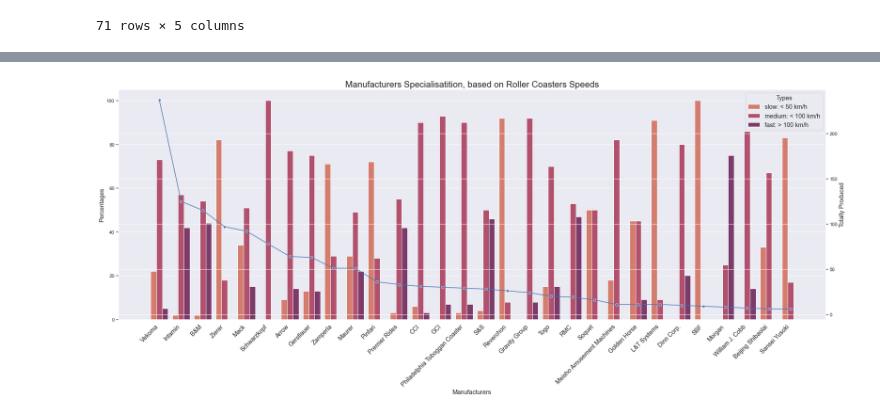
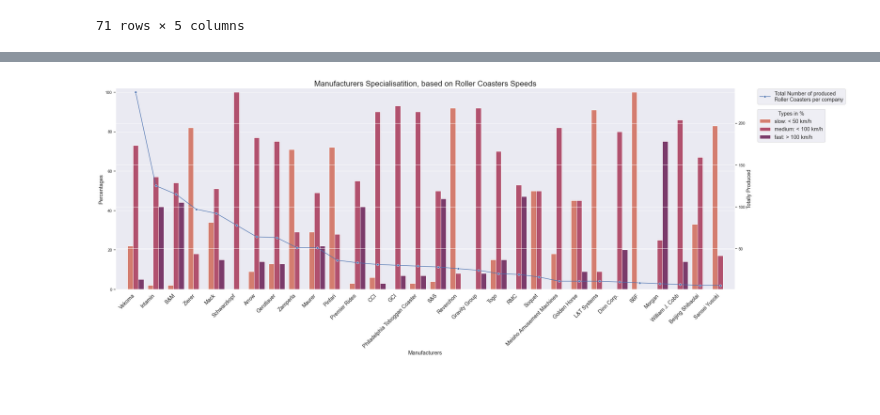
Before and after one commit to jadidaniel/jupyter-notebooks, a Jupyter notebook: visualisations_roller_coaster/roller_coaster.ipynb, the cells around one changed output, grey strips where cells are left out. Cells and saved outputs as stored; diff of their text form; code cells hidden in the pictures; blank space fills up the shorter version.

```diff
--- a/visualisations_roller_coaster/roller_coaster.ipynb
+++ b/visualisations_roller_coaster/roller_coaster.ipynb
@@ -1100,32 +1120,38 @@ ax1 = sns.barplot(
     y = a.percentage,
     x = a.manufacturer,
     hue=a.type,
     hue_order=['slow: < 50 km/h', 'medium: < 100 km/h', 'fast: > 100 km/h'],
     palette= 'flare',
     ax=ax1,
 )
 # Set legend for Speed Types in %
-ax1.legend(title='Types', fontsize='large', title_fontsize='large', loc='upper right')
+ax1.legend(title='Types in %', fontsize='large', title_fontsize='large', loc='upper right', bbox_to_anchor=(1.11, 0.9, 0.04, 0.01))
 
 # Combine barplot and lineplot
 ax2 = ax1.twinx()
 
 # Plot Totally Produced
 ax = sns.lineplot(y=speed_groups_bymanuf.total, x=speed_groups_bymanuf.manufacturer, marker='o', estimator=None, ax=ax2)
+ax.legend(['Total Number of produced\nRoller Coasters per company'], fontsize='large', loc='upper right', bbox_to_anchor=(1.143, 1, 0.04, 0.01))
 
 # Set main title
 plt.title('Manufacturers Specialisatition, based on Roller Coasters Speeds', fontsize = 'xx-large')
 
 # Set title of y axis for Totally Produced
 ax2.set_ylabel('Totally Produced', fontsize = 'large')
 # Set title of y axis for Speed Types in %
 ax1.set_ylabel('Percentages', fontsize = 'large')
 # Set title of x axis for Speed Types in %
 ax1.set_xlabel('Manufacturers', fontsize = 'large')
 
 # Set Manufacturers' Names on x axis as ticks
 ax1.set_xticklabels(speed_groups_bymanuf.manufacturer, rotation=45, horizontalalignment='right', fontsize = 'large')
 
+# Set margins
+ax1.margins(0.02)
+ax2.margins(0.02)
+
+
 plt.show()
 # %% [output]
-[figure, old version]
+[figure, new version]
```
Also changed, not shown: parts of 1 cell of this notebook.
